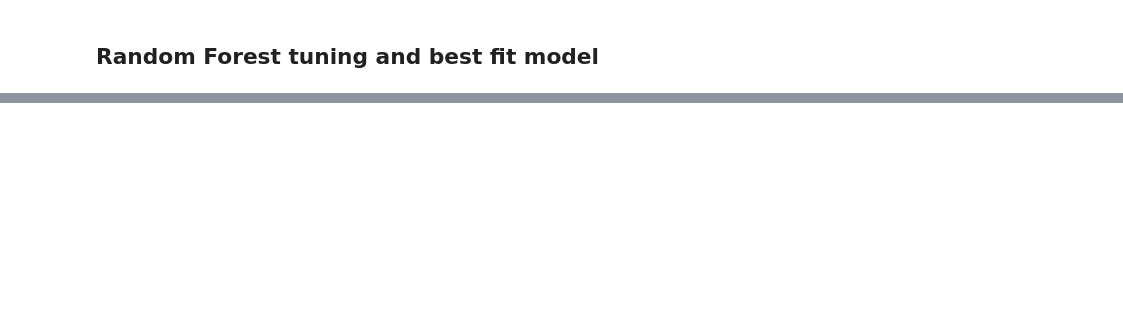
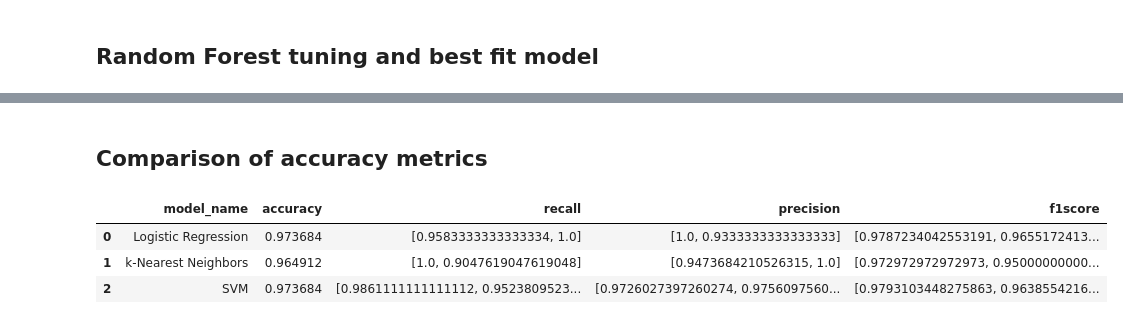
Before and after one commit to kymayodeji/cancer_classification, a Jupyter notebook: ml_models.ipynb, the cells around one changed output, grey strips where cells are left out. Cells and saved outputs as stored; diff of their text form; code cells hidden in the pictures; blank space fills up the shorter version.

```diff
--- a/ml_models.ipynb
+++ b/ml_models.ipynb
@@ -235,7 +208,7 @@ X_train, X_test, y_train, y_test = train_test_split(X, y, test_size=0.2, stratif
 ## Comparing different ML Models (Logistic Regression, KNN, SVC, RandomForest) to determine best model
 #### Defining functions to set the hyperparameters to tune for the GridSearch for each model so that we can obtain the best parameters to use to fit the model to the data
 # %%
-rs = 111 # Ramdom State variable
+rs = 145 # Ramdom State variable
 # Grid search hyperparameters for a logistic regression model
 def grid_search_lr(X_train, y_train):
     params_grid = {
@@ -318,7 +295,11 @@ Fitting 5 folds for each of 432 candidates, totalling 2160 fits
 # %%
 # Train, fit and test the model with the best parameters
 class_weights = {0: 0.05, 1: 0.95}
-l2_model = LogisticRegression( C=10, class_weight=class_weights, max_iter=100, penalty='l1', solver='liblinear')
+l2_model = LogisticRegression( C=lr_best_params['C'],
+                            class_weight=lr_best_params['class_weight'],
+                            max_iter=lr_best_params['max_iter'],
+                            penalty=lr_best_params['penalty'],
+                            solver=lr_best_params['solver'])
 l2_model.fit(X_train, y_train)
 l2_preds = l2_model.predict(X_test)
 # %%
@@ -339,6 +321,8 @@ knn_best_params
 # %%
 # Define a KNN classifier with the hypertuned parameters
-knn_model = KNeighborsClassifier(n_neighbors=7, p=1, weights='uniform')
+knn_model = KNeighborsClassifier(n_neighbors=knn_best_params['n_neighbors'],
+                                p=knn_best_params['p'],
+                                weights=knn_best_params['weights'])
 knn_model.fit(X_train, y_train)
 knn_preds = knn_model.predict(X_test)
 # %%
@@ -360,6 +345,6 @@ Fitting 5 folds for each of 9 candidates, totalling 45 fits
 # %%
 # Define a SVM classifier with the hypertuned parameters
-svm_model = SVC(C=100 , kernel='rbf')
+svm_model = SVC(C=svm_best_params['C'] , kernel=svm_best_params['kernel'])
 svm_model.fit(X_train, y_train)
 svm_preds = svm_model.predict(X_test)
 # %%
@@ -395,0 +385,14 @@ print(get_accuracy(X_train, X_test, y_train, y_test, rf_model))
+# %% [markdown]
+## Comparison of accuracy metrics
+# %%
+comparison_metrics = [ evaluate_metrics('Logistic Regression', y_test, l2_preds),
+                    evaluate_metrics('k-Nearest Neighbors', y_test, knn_preds),
+                    evaluate_metrics('SVM', y_test, svm_preds)]
+
+df_metrics = pd.DataFrame(comparison_metrics)
+df_metrics
+# %% [output]
+|  | model_name | accuracy | recall | precision | f1score |
+| 0 | Logistic Regression | 0.973684 | [0.9583333333333334, 1.0] | [1.0, 0.9333333333333333] | [0.9787234042553191, 0.9655172413... |
+| 1 | k-Nearest Neighbors | 0.964912 | [1.0, 0.9047619047619048] | [0.9473684210526315, 1.0] | [0.972972972972973, 0.95000000000... |
+| 2 | SVM | 0.973684 | [0.9861111111111112, 0.9523809523... | [0.9726027397260274, 0.9756097560... | [0.9793103448275863, 0.9638554216... |
```
Also changed, not shown: parts of 23 cells of this notebook, 1 other file.
